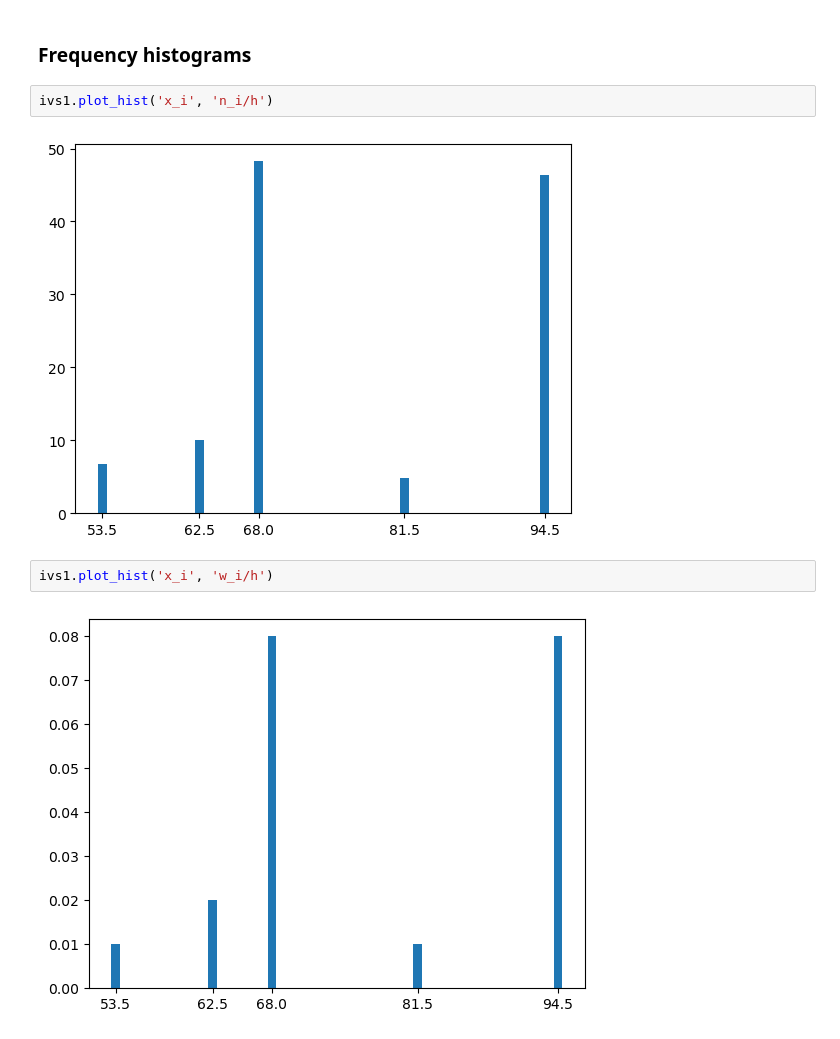
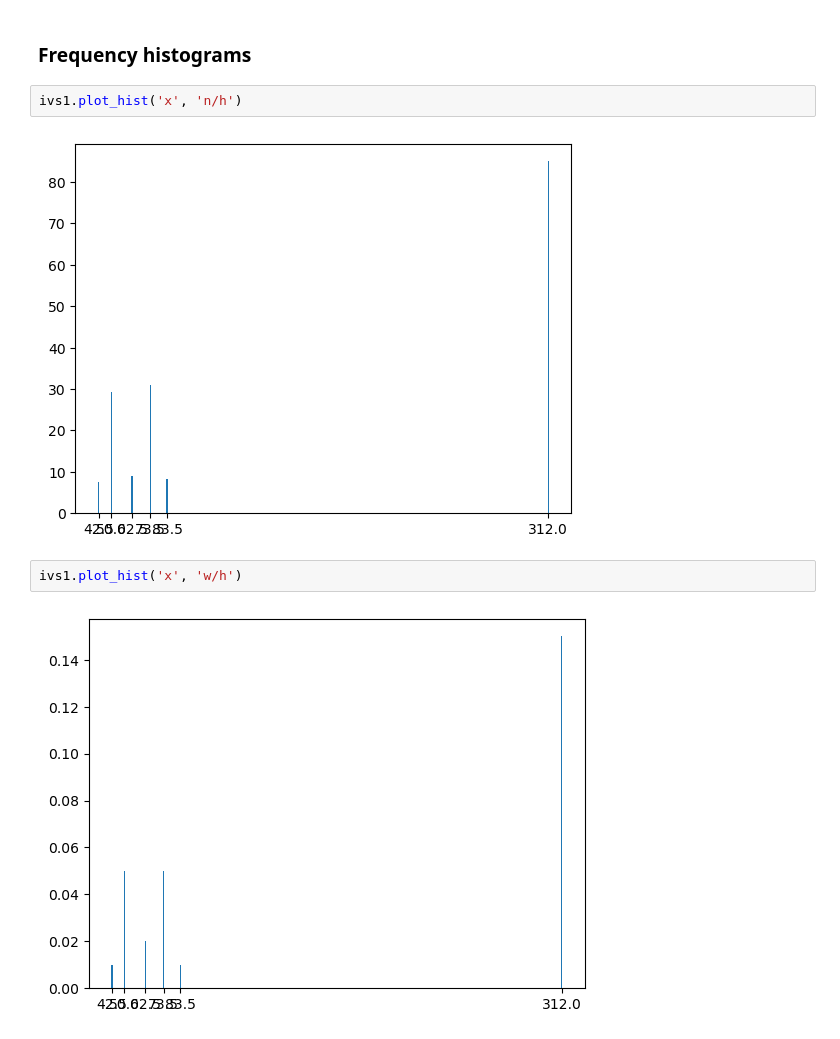
Before and after one commit to wochichaofan/Math, a Jupyter notebook: MatStat/MatStat.ipynb, the cells around one changed output. Drawn from its saved outputs; the diff is of its cells as text.

```diff
--- a/MatStat/MatStat.ipynb
+++ b/MatStat/MatStat.ipynb
@@ -160,10 +169,10 @@ ivs1.plot_Fx()
 # %% [markdown]
 ### Frequency histograms
 # %%
-ivs1.plot_hist('x_i', 'n_i/h')
+ivs1.plot_hist('x', 'n/h')
 # %% [output]
-[figure, old version]
+[figure, new version]
 # %%
-ivs1.plot_hist('x_i', 'w_i/h')
+ivs1.plot_hist('x', 'w/h')
 # %% [output]
-[figure, old version]
+[figure, new version]
```
Also changed, not shown: parts of 19 cells of this notebook, 3 other files.
